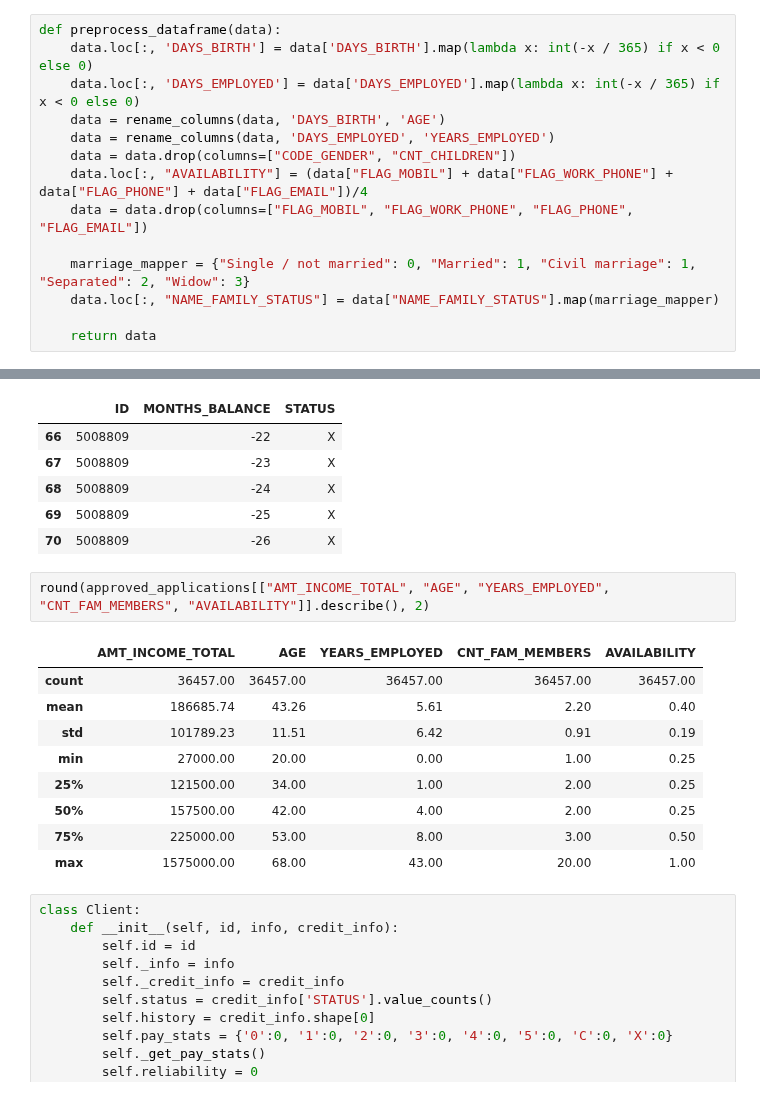
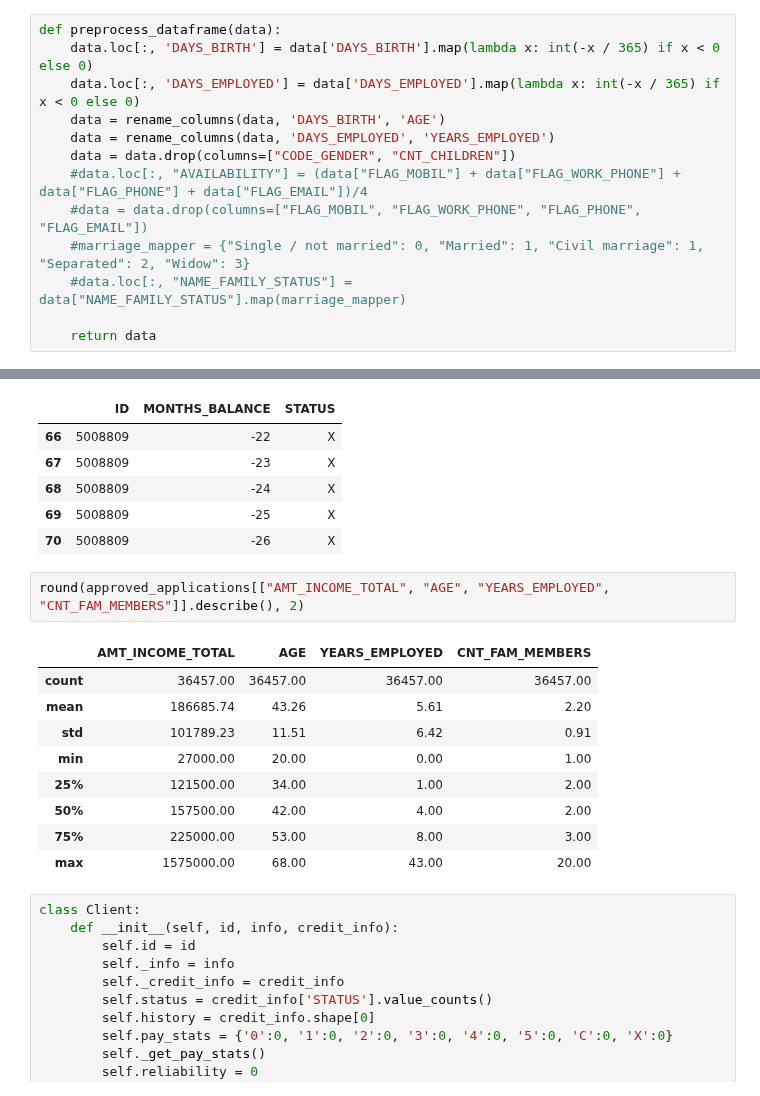
Before and after one commit to EnricoMiche1210760/prediction-of-creditworthiness-for-credit-card-issuance, a Jupyter notebook: main.ipynb, the cells around one changed output, grey strips where cells are left out. Saved outputs shown, nothing was run; the diff lists cells and outputs as text.

```diff
--- a/main.ipynb
+++ b/main.ipynb
@@ -186,11 +180,10 @@ def preprocess_dataframe(data):
     data = rename_columns(data, 'DAYS_BIRTH', 'AGE')
     data = rename_columns(data, 'DAYS_EMPLOYED', 'YEARS_EMPLOYED')
     data = data.drop(columns=["CODE_GENDER", "CNT_CHILDREN"])
-    data.loc[:, "AVAILABILITY"] = (data["FLAG_MOBIL"] + data["FLAG_WORK_PHONE"] + data["FLAG_PHONE"] + data["FLAG_EMAIL"])/4
-    data = data.drop(columns=["FLAG_MOBIL", "FLAG_WORK_PHONE", "FLAG_PHONE", "FLAG_EMAIL"])
-
-    marriage_mapper = {"Single / not married": 0, "Married": 1, "Civil marriage": 1, "Separated": 2, "Widow": 3}
-    data.loc[:, "NAME_FAMILY_STATUS"] = data["NAME_FAMILY_STATUS"].map(marriage_mapper)
+    #data.loc[:, "AVAILABILITY"] = (data["FLAG_MOBIL"] + data["FLAG_WORK_PHONE"] + data["FLAG_PHONE"] + data["FLAG_EMAIL"])/4
+    #data = data.drop(columns=["FLAG_MOBIL", "FLAG_WORK_PHONE", "FLAG_PHONE", "FLAG_EMAIL"])
+    #marriage_mapper = {"Single / not married": 0, "Married": 1, "Civil marriage": 1, "Separated": 2, "Widow": 3}
+    #data.loc[:, "NAME_FAMILY_STATUS"] = data["NAME_FAMILY_STATUS"].map(marriage_mapper)
 
     return data
 # %%
@@ -235,17 +228,17 @@ Name: count, Length: 61, dtype: int64
 | 69 | 5008809 | -25 | X |
 | 70 | 5008809 | -26 | X |
 # %%
-round(approved_applications[["AMT_INCOME_TOTAL", "AGE", "YEARS_EMPLOYED", "CNT_FAM_MEMBERS", "AVAILABILITY"]].describe(), 2)
+round(approved_applications[["AMT_INCOME_TOTAL", "AGE", "YEARS_EMPLOYED", "CNT_FAM_MEMBERS"]].describe(), 2)
 # %% [output]
-|  | AMT_INCOME_TOTAL | AGE | YEARS_EMPLOYED | CNT_FAM_MEMBERS | AVAILABILITY |
-| count | 36457.00 | 36457.00 | 36457.00 | 36457.00 | 36457.00 |
-| mean | 186685.74 | 43.26 | 5.61 | 2.20 | 0.40 |
-| std | 101789.23 | 11.51 | 6.42 | 0.91 | 0.19 |
-| min | 27000.00 | 20.00 | 0.00 | 1.00 | 0.25 |
-| 25% | 121500.00 | 34.00 | 1.00 | 2.00 | 0.25 |
-| 50% | 157500.00 | 42.00 | 4.00 | 2.00 | 0.25 |
-| 75% | 225000.00 | 53.00 | 8.00 | 3.00 | 0.50 |
-| max | 1575000.00 | 68.00 | 43.00 | 20.00 | 1.00 |
+|  | AMT_INCOME_TOTAL | AGE | YEARS_EMPLOYED | CNT_FAM_MEMBERS |
+| count | 36457.00 | 36457.00 | 36457.00 | 36457.00 |
+| mean | 186685.74 | 43.26 | 5.61 | 2.20 |
+| std | 101789.23 | 11.51 | 6.42 | 0.91 |
+| min | 27000.00 | 20.00 | 0.00 | 1.00 |
+| 25% | 121500.00 | 34.00 | 1.00 | 2.00 |
+| 50% | 157500.00 | 42.00 | 4.00 | 2.00 |
+| 75% | 225000.00 | 53.00 | 8.00 | 3.00 |
+| max | 1575000.00 | 68.00 | 43.00 | 20.00 |
 # %%
 class Client:
     def __init__(self, id, info, credit_info):
```
Also changed, not shown: parts of 21 cells of this notebook.
